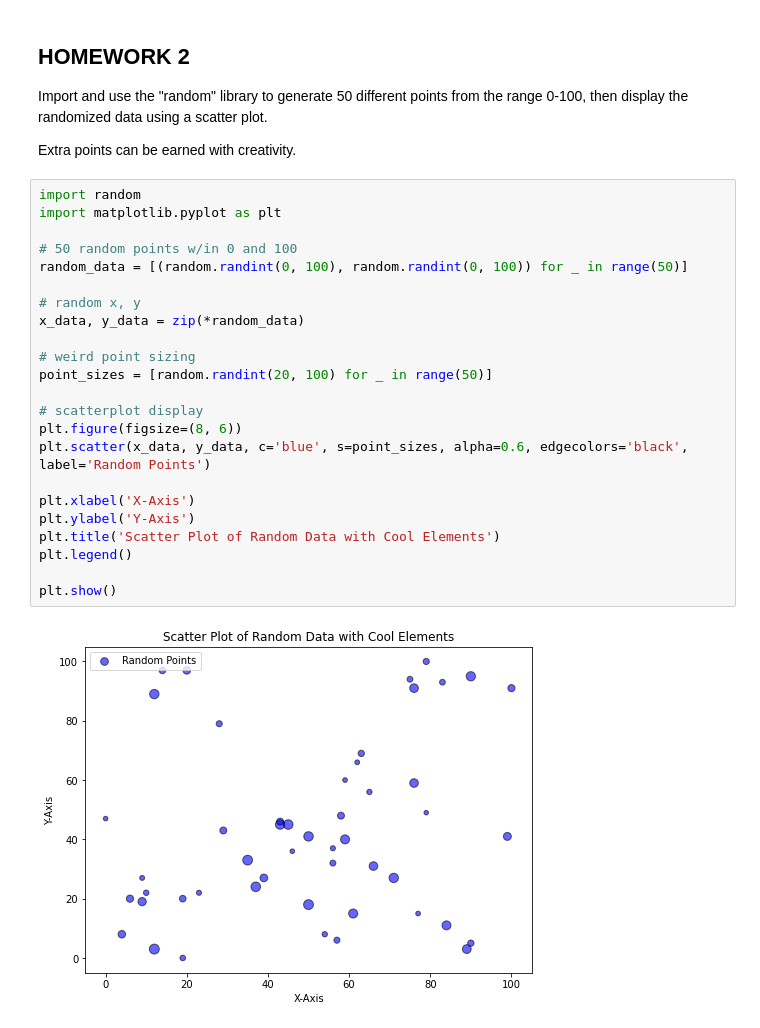
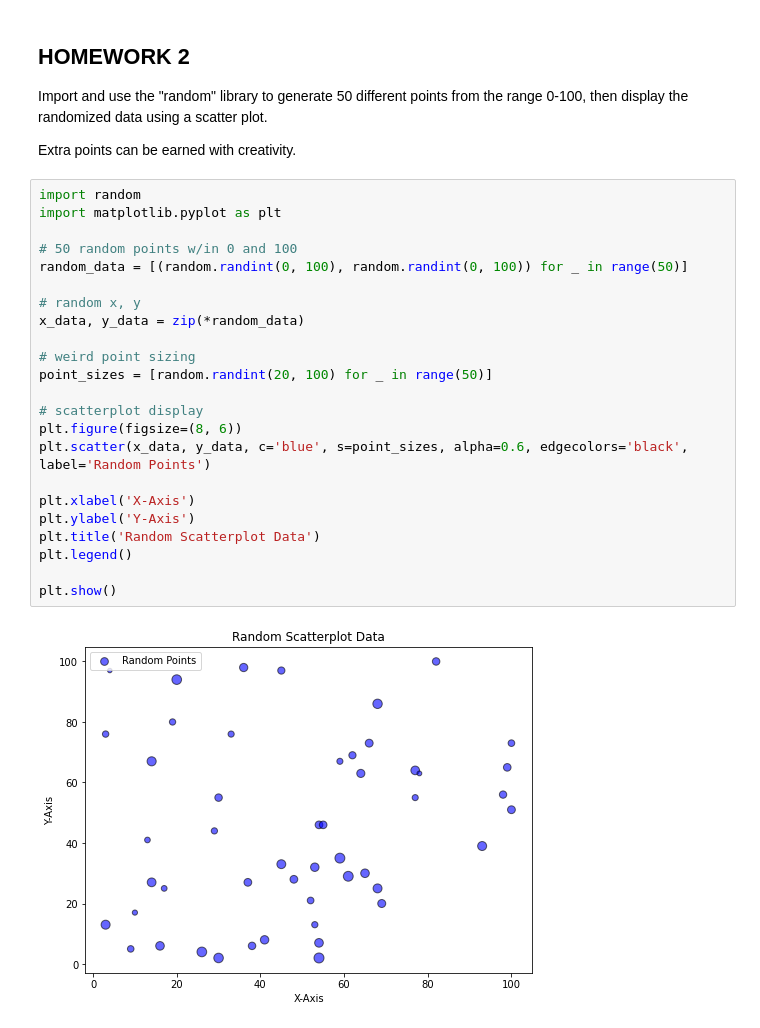
Before and after one commit to lakshusan/student, a Jupyter notebook: _notebooks/2023-10-29-pylib-hw.ipynb, the cells around one changed output. Cells and saved outputs as stored; diff of their text form.

Commit message:
sp data pylibs

```diff
--- a/_notebooks/2023-10-29-pylib-hw.ipynb
+++ b/_notebooks/2023-10-29-pylib-hw.ipynb
@@ -69,25 +69,25 @@ Extra points can be earned with creativity.
 # %%
 import random
 import matplotlib.pyplot as plt
 
 # 50 random points w/in 0 and 100
 random_data = [(random.randint(0, 100), random.randint(0, 100)) for _ in range(50)]
 
 # random x, y
 x_data, y_data = zip(*random_data)
 
 # weird point sizing
 point_sizes = [random.randint(20, 100) for _ in range(50)]
 
 # scatterplot display
 plt.figure(figsize=(8, 6))
 plt.scatter(x_data, y_data, c='blue', s=point_sizes, alpha=0.6, edgecolors='black', label='Random Points')
 
 plt.xlabel('X-Axis')
 plt.ylabel('Y-Axis')
-plt.title('Scatter Plot of Random Data with Cool Elements')
+plt.title('Random Scatterplot Data')
 plt.legend()
 
 plt.show()
 # %% [output]
-[figure, old version]
+[figure, new version]
```
